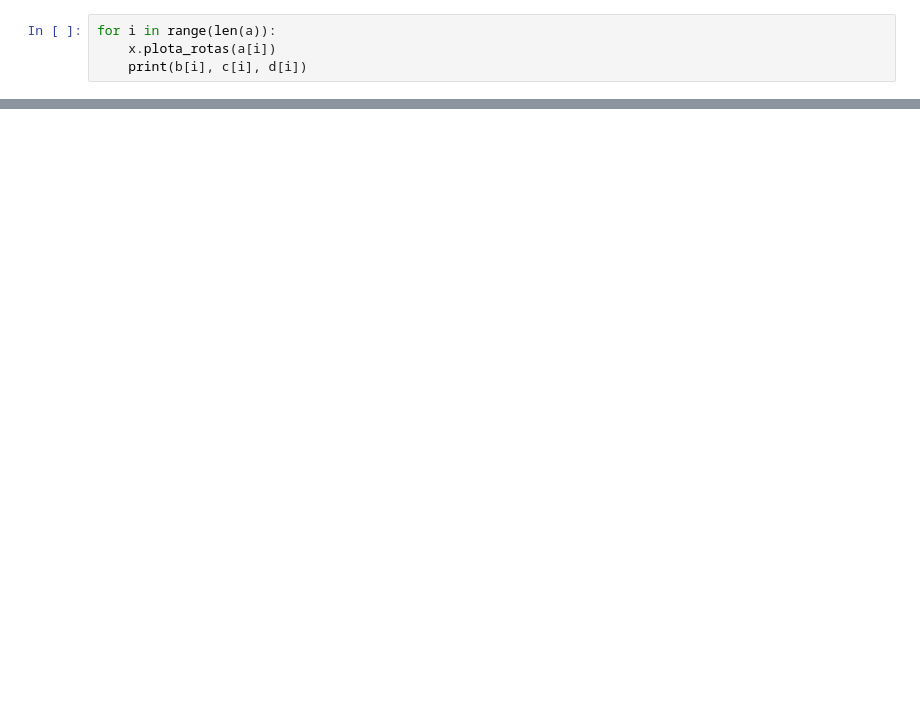
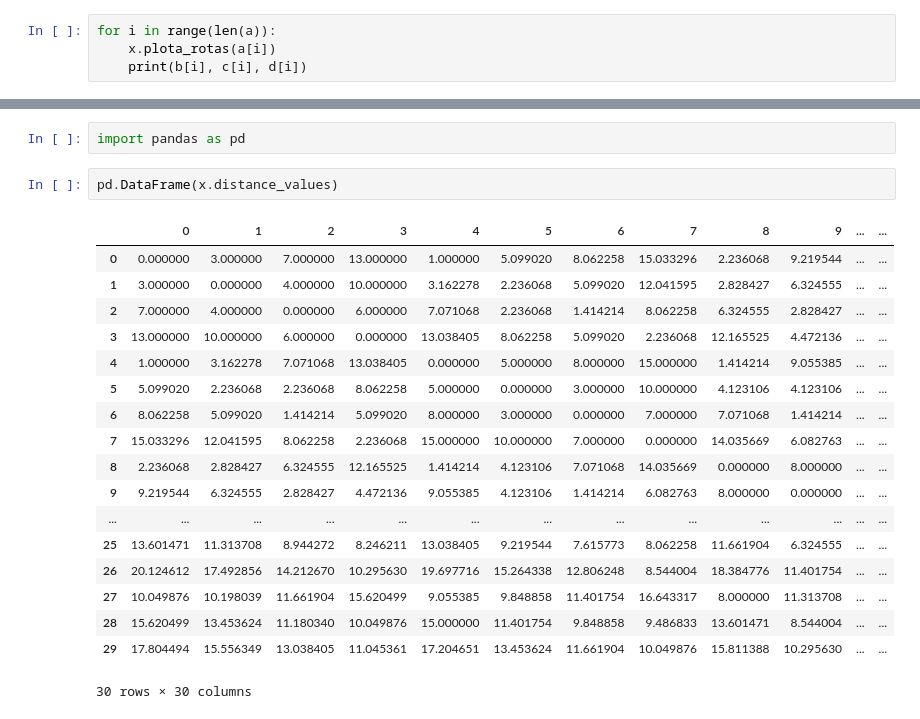
Before and after one commit to killdary/genetic_algorithm_route_calculation, a Jupyter notebook: Untitled.ipynb, the cells around one changed output, grey strips where cells are left out. Drawn from its saved outputs; the diff is of its cells as text; blank space fills up the shorter version.

```diff
--- a/Untitled.ipynb
+++ b/Untitled.ipynb
@@ -53,0 +95,23 @@ for i in range(len(a)):
+# %%
+import pandas as pd
+# %%
+pd.DataFrame(x.distance_values)
+# %% [output]
+|  | 0 | 1 | 2 | 3 | 4 | 5 | 6 | 7 | 8 | 9 | ... | ... |
+| 0 | 0.000000 | 3.000000 | 7.000000 | 13.000000 | 1.000000 | 5.099020 | 8.062258 | 15.033296 | 2.236068 | 9.219544 | ... | ... |
+| 1 | 3.000000 | 0.000000 | 4.000000 | 10.000000 | 3.162278 | 2.236068 | 5.099020 | 12.041595 | 2.828427 | 6.324555 | ... | ... |
+| 2 | 7.000000 | 4.000000 | 0.000000 | 6.000000 | 7.071068 | 2.236068 | 1.414214 | 8.062258 | 6.324555 | 2.828427 | ... | ... |
+| 3 | 13.000000 | 10.000000 | 6.000000 | 0.000000 | 13.038405 | 8.062258 | 5.099020 | 2.236068 | 12.165525 | 4.472136 | ... | ... |
+| 4 | 1.000000 | 3.162278 | 7.071068 | 13.038405 | 0.000000 | 5.000000 | 8.000000 | 15.000000 | 1.414214 | 9.055385 | ... | ... |
+| 5 | 5.099020 | 2.236068 | 2.236068 | 8.062258 | 5.000000 | 0.000000 | 3.000000 | 10.000000 | 4.123106 | 4.123106 | ... | ... |
+| 6 | 8.062258 | 5.099020 | 1.414214 | 5.099020 | 8.000000 | 3.000000 | 0.000000 | 7.000000 | 7.071068 | 1.414214 | ... | ... |
+| 7 | 15.033296 | 12.041595 | 8.062258 | 2.236068 | 15.000000 | 10.000000 | 7.000000 | 0.000000 | 14.035669 | 6.082763 | ... | ... |
+| 8 | 2.236068 | 2.828427 | 6.324555 | 12.165525 | 1.414214 | 4.123106 | 7.071068 | 14.035669 | 0.000000 | 8.000000 | ... | ... |
+| 9 | 9.219544 | 6.324555 | 2.828427 | 4.472136 | 9.055385 | 4.123106 | 1.414214 | 6.082763 | 8.000000 | 0.000000 | ... | ... |
+| ... | ... | ... | ... | ... | ... | ... | ... | ... | ... | ... | ... | ... |
+| 25 | 13.601471 | 11.313708 | 8.944272 | 8.246211 | 13.038405 | 9.219544 | 7.615773 | 8.062258 | 11.661904 | 6.324555 | ... | ... |
+| 26 | 20.124612 | 17.492856 | 14.212670 | 10.295630 | 19.697716 | 15.264338 | 12.806248 | 8.544004 | 18.384776 | 11.401754 | ... | ... |
+| 27 | 10.049876 | 10.198039 | 11.661904 | 15.620499 | 9.055385 | 9.848858 | 11.401754 | 16.643317 | 8.000000 | 11.313708 | ... | ... |
+| 28 | 15.620499 | 13.453624 | 11.180340 | 10.049876 | 15.000000 | 11.401754 | 9.848858 | 9.486833 | 13.601471 | 8.544004 | ... | ... |
+| 29 | 17.804494 | 15.556349 | 13.038405 | 11.045361 | 17.204651 | 13.453624 | 11.661904 | 10.049876 | 15.811388 | 10.295630 | ... | ... |
+30 rows × 30 columns
```
Also changed, not shown: parts of 11 cells of this notebook, 18 other files.
